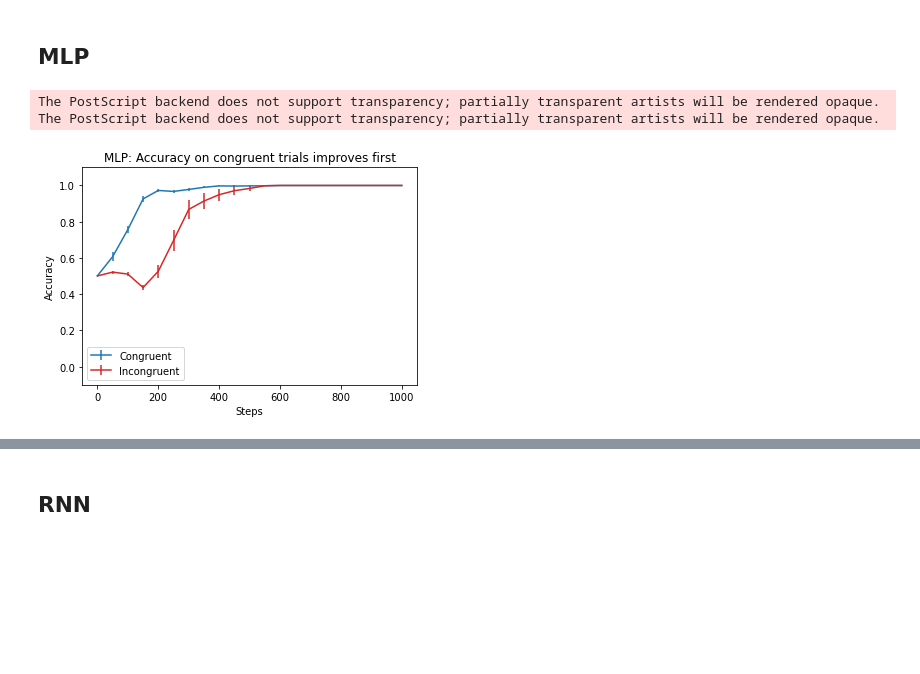
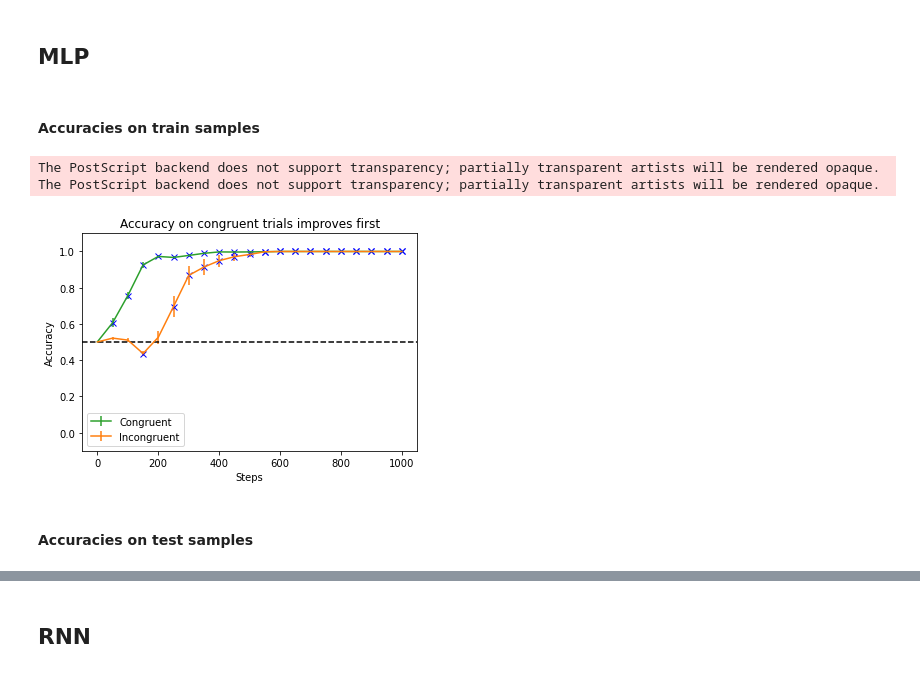
Before and after one commit to jlrussin/warped-map, a Jupyter notebook: notebooks/cong_incong_acc.ipynb, the cells around one changed output, grey strips where cells are left out. Saved outputs shown, nothing was run; the diff lists cells and outputs as text; code cells hidden in the pictures; blank space fills up the shorter version.

Commit message:
updated figures from Alexs comments

```diff
--- a/notebooks/cong_incong_acc.ipynb
+++ b/notebooks/cong_incong_acc.ipynb
@@ -8,7 +14,7 @@ import matplotlib.pyplot as plt
 # %% [markdown]
 #### Function for loading results
 # %%
-def load_results(results_fn):
+def load_results(results_fn, accs_type='train_accs'):
     results_dir = '../../results/'
     results_path = os.path.join(results_dir,results_fn)
 
@@ -19,8 +25,8 @@ def load_results(results_fn):
     cong_accs = []
     incong_accs = []
     for run in results:
-        cong_accs.append([s['cong_acc'] for s in run['train_accs']])
-        incong_accs.append([s['incong_acc'] for s in run['train_accs']])
+        cong_accs.append([s['cong_acc'] for s in run[accs_type]])
+        incong_accs.append([s['incong_acc'] for s in run[accs_type]])
     cong_accs = np.array(cong_accs)
     incong_accs = np.array(incong_accs)
     return cong_accs, incong_accs
@@ -27,7 +72,7 @@ def load_results(results_fn):
 # %% [markdown]
 #### Function for plotting accuracies
 # %%
-def plot_accuracy(cong_accs, incong_accs, analyze_every, title, save_fn):
+def plot_accuracy(cong_accs, incong_accs, cong_p, incong_p, analyze_every, title, save_fn):
     n_runs, n_checkpoints = cong_accs.shape
 
     # Compute mean and standard deviation for error bars
@@ -40,13 +85,25 @@ def plot_accuracy(cong_accs, incong_accs, analyze_every, title, save_fn):
     # Plot
     fig, ax = plt.subplots()
     x = np.arange(n_checkpoints)*analyze_every
-    ax.errorbar(x, cong_mean, yerr=cong_sem, c='tab:blue')
-    ax.errorbar(x, incong_mean, yerr=incong_sem, c='tab:red')
+    ax.errorbar(x, cong_mean, yerr=cong_sem, c='tab:green')
+    ax.errorbar(x, incong_mean, yerr=incong_sem, c='tab:orange')
     plt.xlabel('Steps')
     plt.ylabel('Accuracy')
     plt.ylim([-0.1,1.1])
-    plt.title("%s: Accuracy on congruent trials improves first" % title)
+    plt.title("Accuracy on congruent trials improves first")
     ax.legend(["Congruent", "Incongruent"])
+    plt.axhline(y=0.5, color='black', linestyle='--')
+
+    # Add asterisks for significance level
+    for i in range(n_checkpoints):
+        x_coord = x[i]
+        y_coord_cong = cong_mean[i]
+        y_coord_incong = incong_mean[i]
+        if cong_p[i] < 0.05:
+            plt.plot(x_coord, y_coord_cong, marker='x', color='blue')
+        if incong_p[i] < 0.05:
+            plt.plot(x_coord, y_coord_incong, marker='x', color='blue')
+
 
     # Save figure
     if save_fn is not None:
@@ -55,15 +112,22 @@ def plot_accuracy(cong_accs, incong_accs, analyze_every, title, save_fn):
     plt.show()
 # %% [markdown]
 ## MLP
+# %% [markdown]
+#### Accuracies on train samples
 # %%
 results_fn = 'mlp.P'
+accs_type = 'train_accs'
 analyze_every = 50
 title = "MLP"
-save_fn = '../../figures/mlp_cong_incong_acc.eps'
+save_fn = '../../figures/mlp_cong_incong_acc_train.eps'
 # %%
-cong_accs, incong_accs = load_results(results_fn)
-plot_accuracy(cong_accs, incong_accs, analyze_every, title, save_fn)
+cong_accs, incong_accs = load_results(results_fn, accs_type)
+cong_p = get_significance(cong_accs, accs_type)
+incong_p = get_significance(incong_accs, accs_type)
+plot_accuracy(cong_accs, incong_accs, cong_p, incong_p, analyze_every, title, save_fn)
 # %% [output]
 The PostScript backend does not support transparency; partially transparent artists will be rendered opaque.
 The PostScript backend does not support transparency; partially transparent artists will be rendered opaque.
-[figure, old version]
+[figure, new version]
+# %% [markdown]
+#### Accuracies on test samples
```
Also changed, not shown: parts of 27 cells of this notebook, 3 other files.
